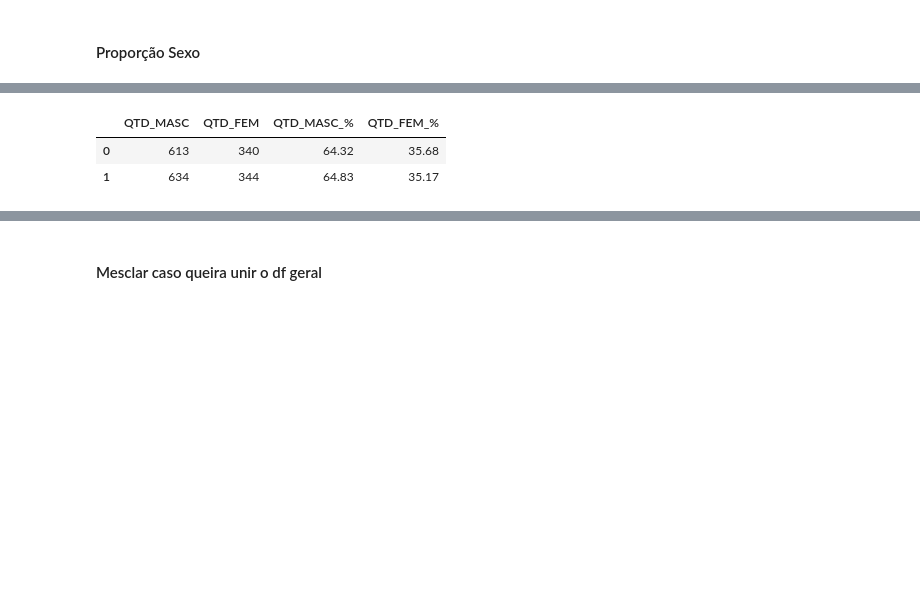
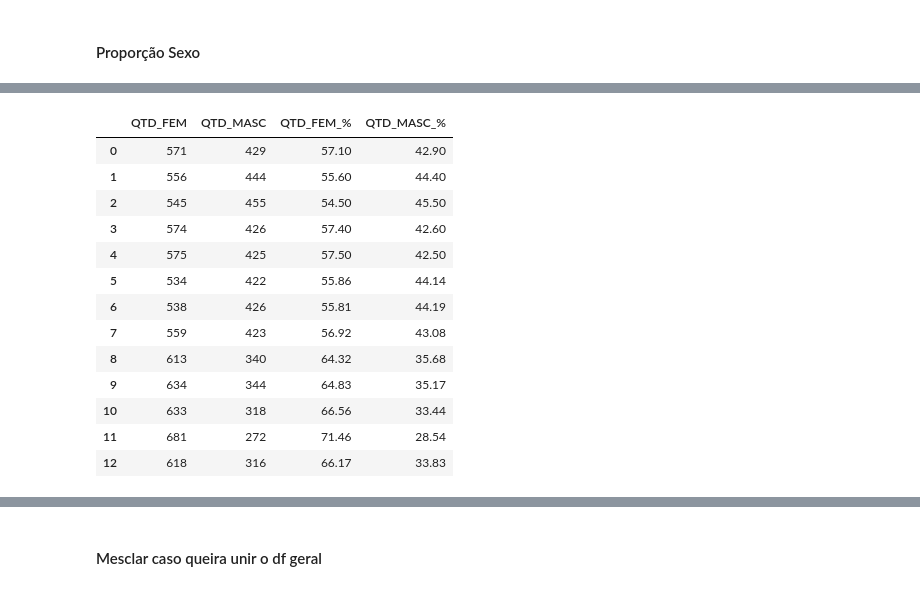
Before and after one commit to Bruno-Santana-Eco/Analise-de-Dados-ENEM, a Jupyter notebook: DataPrep1.ipynb, the cells around one changed output, grey strips where cells are left out. Drawn from its saved outputs; the diff is of its cells as text; code cells hidden in the pictures; blank space fills up the shorter version.

```diff
--- a/DataPrep1.ipynb
+++ b/DataPrep1.ipynb
@@ -237,0 +252,14 @@ geral2.head(13)
+# %%
+soma_total = geral2_pct.sum(axis=1)
+
+# Iterar sobre as colunas e criar as colunas percentuais automaticamente
+for coluna in geral2_pct.columns:
+    if coluna.startswith('QTD_'):  # Certifica-se de que estamos lidando apenas com as colunas relevantes
+        coluna_percentual = coluna + '_%'
+        proporcao_coluna = geral2_pct[coluna] / soma_total
+        geral2_pct[coluna_percentual] = (proporcao_coluna * 100).round(2)
+
+geral2_pct.head()
+
+geral2 = geral2.merge(geral2_pct, on=['QTD_INGLES','QTD_ESPANHOL'], how='outer')
+geral2.head(13)
@@ -353,7 +409,9 @@ df_enem.to_excel('C:\\Users\\Bruno\\PYTHON\PROJETOS\\Analise-de-Dados-ENEM\\Data
+# %%
+df_enem = pd.read_excel('D:\Repositório GIT\Projetos\Analise-de-Dados-ENEM\Datasets\Teste\enem2.xlsx')
 # %%
 geral4 = df_enem.groupby(['NU_ANO', 'TP_SEXO'])['NU_INSCRICAO'].count().reset_index()
 
 geral4 = geral4.pivot(index='NU_ANO', columns='TP_SEXO', values='NU_INSCRICAO').reset_index()
-geral4.columns = ['NU_ANO', 'QTD_MASC','QTD_FEM']
+geral4.columns = ['NU_ANO', 'QTD_FEM','QTD_MASC']
 geral4.head(13)
 # %% [output]
@@ -361,6 +432,6 @@ ValueError: Length mismatch: Expected axis has 5 elements, new values have 3 ele
 # %% [markdown]
 #### Proporção Sexo
 # %%
-geral4_pct = geral4[['QTD_MASC','QTD_FEM']]
-geral4_pct.head()
+geral4_pct = geral4[['QTD_FEM','QTD_MASC']]
+geral4_pct.head(13)
 # %% [output]
@@ -370,17 +452,28 @@ geral4_pct.head()
 # %%
 soma_total = geral4_pct.sum(axis=1)
 
 # Iterar sobre as colunas e criar as colunas percentuais automaticamente
 for coluna in geral4_pct.columns:
     if coluna.startswith('QTD_'):  # Certifica-se de que estamos lidando apenas com as colunas relevantes
         coluna_percentual = coluna + '_%'
         proporcao_coluna = geral4_pct[coluna] / soma_total
         geral4_pct[coluna_percentual] = (proporcao_coluna * 100).round(2)
 
-geral4_pct.head()
+geral4_pct.head(13)
 # %% [output]
-|  | QTD_MASC | QTD_FEM | QTD_MASC_% | QTD_FEM_% |
-| 0 | 613 | 340 | 64.32 | 35.68 |
-| 1 | 634 | 344 | 64.83 | 35.17 |
+|  | QTD_FEM | QTD_MASC | QTD_FEM_% | QTD_MASC_% |
+| 0 | 571 | 429 | 57.10 | 42.90 |
+| 1 | 556 | 444 | 55.60 | 44.40 |
+| 2 | 545 | 455 | 54.50 | 45.50 |
+| 3 | 574 | 426 | 57.40 | 42.60 |
+| 4 | 575 | 425 | 57.50 | 42.50 |
+| 5 | 534 | 422 | 55.86 | 44.14 |
+| 6 | 538 | 426 | 55.81 | 44.19 |
+| 7 | 559 | 423 | 56.92 | 43.08 |
+| 8 | 613 | 340 | 64.32 | 35.68 |
+| 9 | 634 | 344 | 64.83 | 35.17 |
+| 10 | 633 | 318 | 66.56 | 33.44 |
+| 11 | 681 | 272 | 71.46 | 28.54 |
+| 12 | 618 | 316 | 66.17 | 33.83 |
 # %%
 geral4 = geral4.merge(geral4_pct, on=['QTD_MASC', 'QTD_FEM'], how='outer')
```
Also changed, not shown: parts of 16 cells of this notebook, 1 other file.
